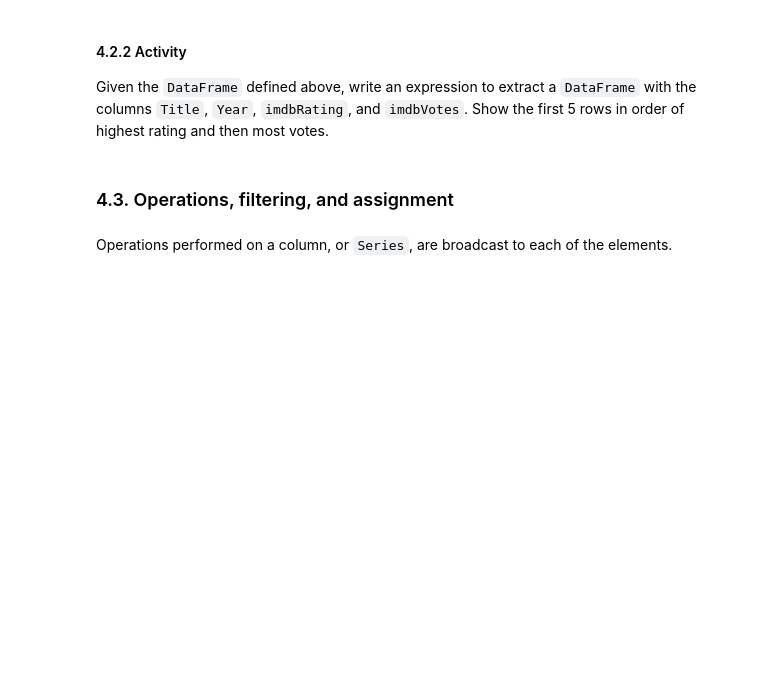
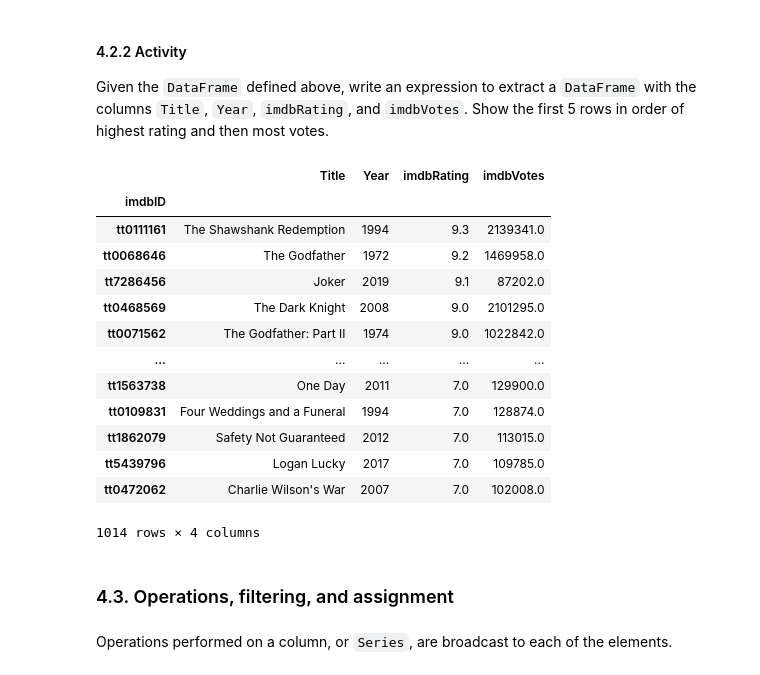
Before and after one commit to NCSU-Libraries/data-viz-workshops, a Jupyter notebook: Data_Manipulation_with_Python/data_manipulation.ipynb, the cells around one changed output. Cells and saved outputs as stored; diff of their text form; code cells hidden in the pictures; blank space fills up the shorter version.

```diff
--- a/Data_Manipulation_with_Python/data_manipulation.ipynb
+++ b/Data_Manipulation_with_Python/data_manipulation.ipynb
@@ -298,6 +656,22 @@ df_copy.head(10)
 Given the `DataFrame` defined above, write an expression to extract a `DataFrame` with the columns `Title`, `Year`, `imdbRating`, and `imdbVotes`. Show the first 5 rows in order of highest rating and then most votes.
 # %%
 # Write your code here
+df[["Title", "Year", "imdbRating", "imdbVotes"]].sort_values(["imdbRating", "imdbVotes"], ascending=[False, False])
+# %% [output]
+|  | Title | Year | imdbRating | imdbVotes |
+| imdbID |  |  |  |  |
+| tt0111161 | The Shawshank Redemption | 1994 | 9.3 | 2139341.0 |
+| tt0068646 | The Godfather | 1972 | 9.2 | 1469958.0 |
+| tt7286456 | Joker | 2019 | 9.1 | 87202.0 |
+| tt0468569 | The Dark Knight | 2008 | 9.0 | 2101295.0 |
+| tt0071562 | The Godfather: Part II | 1974 | 9.0 | 1022842.0 |
+| ... | ... | ... | ... | ... |
+| tt1563738 | One Day | 2011 | 7.0 | 129900.0 |
+| tt0109831 | Four Weddings and a Funeral | 1994 | 7.0 | 128874.0 |
+| tt1862079 | Safety Not Guaranteed | 2012 | 7.0 | 113015.0 |
+| tt5439796 | Logan Lucky | 2017 | 7.0 | 109785.0 |
+| tt0472062 | Charlie Wilson's War | 2007 | 7.0 | 102008.0 |
+1014 rows × 4 columns
 # %% [markdown]
 ### 4.3. Operations, filtering, and assignment
 # %% [markdown]
```
Also changed, not shown: parts of 88 cells of this notebook.
